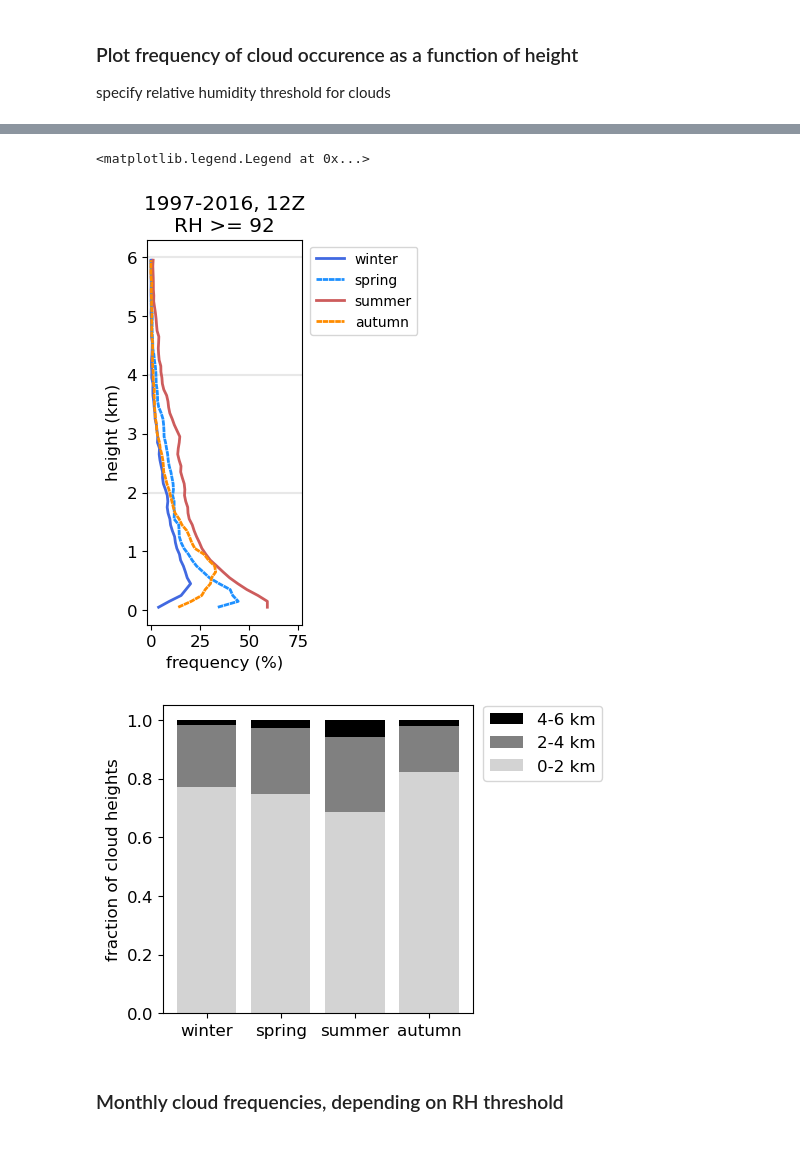
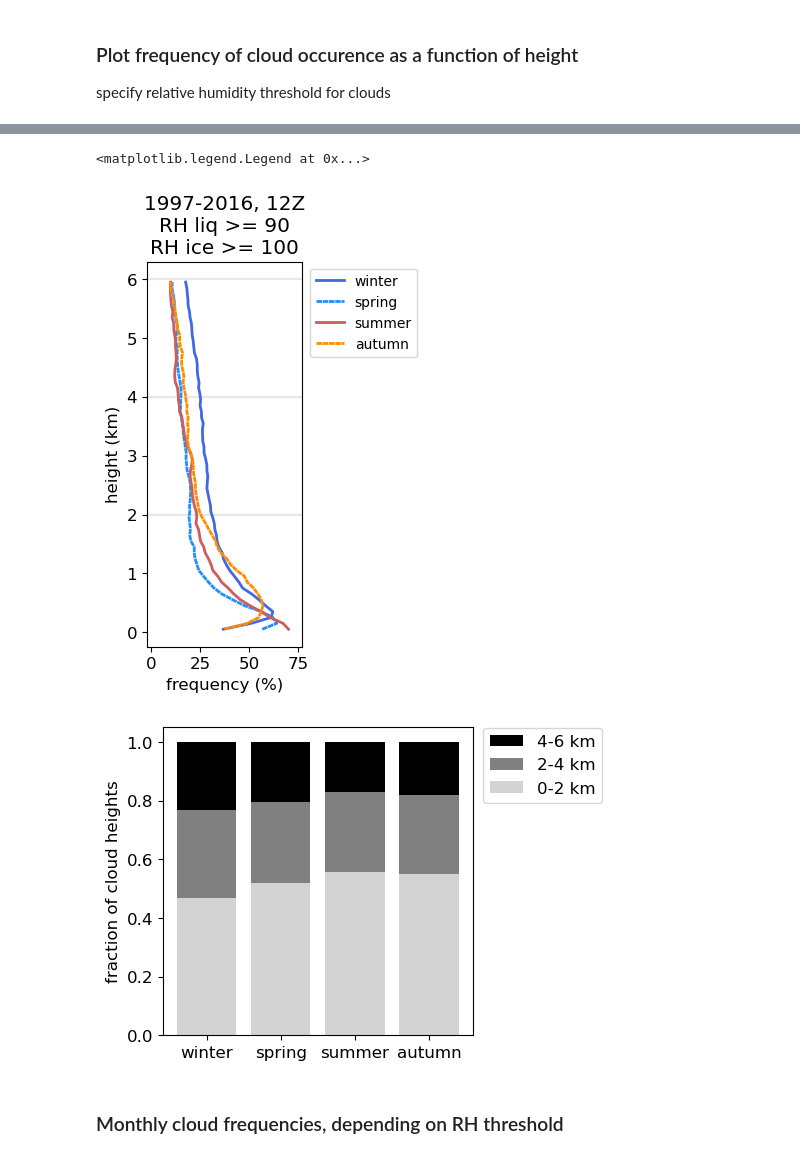
Before and after one commit to mackenziejewell/ArcticClouds_SoundingAnalysis, a Jupyter notebook: 6_plot.ipynb, the cells around one changed output, grey strips where cells are left out. Saved outputs shown, nothing was run; the diff lists cells and outputs as text; code cells hidden in the pictures.

```diff
--- a/6_plot.ipynb
+++ b/6_plot.ipynb
@@ -119,7 +180,7 @@ fig, axs = plt.subplots(1,len(seasons), figsize=(6.5,2))
 for ss, season in enumerate(seasons):
 
     # open seasonal data
-    ds = xr.open_dataset(f'./figures/{season}_1997-2016.nc')
+    ds = xr.open_dataset(f'./data/{season}_1997-2016_v{VERSION}.nc')
 
     # create density histogram at each height (integral across RH bins == 1)
     # across all non-nan values
@@ -295,6 +458,7 @@ for ss, season in enumerate(seasons):
 ### Plot distributions
 # %%
 
+#==============================================================================
 cloud_type = ['liquid', 'supercool', 'mix']
 colors = [[50/255,150/255,255/255], [255/255,165/255, 100/255], [0.7,0.7,0.7]]
 
@@ -303,7 +467,7 @@ bin_min = 0
 bin_max = 6
 bin_edges = np.arange(bin_min,bin_max+width,width)
 bin_centers = np.arange(bin_min+width/2,bin_max,width)
-
+#==============================================================================
 
 fig, axs = plt.subplots(len(cloud_type),len(seasons), figsize=(6,8))
 plt.subplots_adjust(wspace=0.1, hspace=0.1)
@@ -312,7 +476,7 @@ for tt, cloud in enumerate(cloud_type):
     for ss, season in enumerate(seasons):
 
         # plot histograms per season per cloud type
-        h_out = np.histogram(cloud_heigh_type[season][cloud], bins=bin_edges, density = True)
+        h_out = np.histogram(cloud_heigh_type[season][cloud]['heights'], bins=bin_edges, density = True)
         axs[tt][ss].barh(bin_centers, h_out[0], height=width, facecolor =colors[tt], alpha=0.8, zorder=1, label=cloud)
         axs[tt][ss].step(h_out[0], bin_edges[:-1], c=colors[tt], alpha=1, where ='pre', zorder=1)
 
@@ -340,18 +504,23 @@ for tt, cloud in enumerate(cloud_type):
         for h_ref in [1,2,3,4,5]:
             axs[tt][ss].hlines(h_ref, 0, 3, colors='lightgray', alpha=0.5, linewidths=0.5, zorder=-1)
 
-        # label total freuqnecy of given cloud type in season across all years
-        totalfreq = 100*len(cloud_heigh_type[season][cloud])/cloud_heigh_type[season]['total_obs']
+        # label probability of seeing given cloud type in a sounding across all years and days
+        totalfreq = 100*cloud_heigh_type[season][cloud]['num']/cloud_heigh_type[season]['num_sound']
+
+
         axs[tt][ss].text(1.7,5.8,f'{totalfreq:.1f}%', fontsize=8,
                          horizontalalignment='right', verticalalignment='top', c='gray')
 #         axs[tt][ss].scatter(2.2,5.5, marker='o', s=totalfreq*20, c='gray')
 
         # set panel border width by frequency of cloud type in season
         for spine in ['top', 'bottom', 'right', 'left']:
-                axs[tt][ss].spines[spine].set_linewidth(totalfreq/2.5)
+                axs[tt][ss].spines[spine].set_linewidth(totalfreq/15)
                 axs[tt][ss].spines[spine].set_color([0.8,0.8,0.8])
 
 # save
-savename = f'./figures/h_dist_CloudTypes_RH{rh_thresh}_seasons_{ds.year[0].values}-{ds.year[-1].values}.png'
+if VERSION == 1:
+    savename = f'./figures/h_dist_CloudTypes_RH{rh_thresh_liq}_seasons_{ds.year[0].values}-{ds.year[-1].values}.png'
+elif VERSION == 2:
+    savename = f'./figures/h_dist_CloudTypes_RHice{rh_thresh_ice}_RHliq{rh_thresh_liq}_seasons_{ds.year[0].values}-{ds.year[-1].values}.png'
 print(f' >>> save as {savename}')
 fig.savefig(savename, transparent=True, bbox_inches='tight', pad_inches=0, dpi=300)
@@ -366,7 +532,6 @@ specify relative humidity threshold for clouds
 #==========================================================
 seasons = ['winter', 'spring', 'summer', 'autumn']
 colors = ['royalblue', 'dodgerblue', 'indianred', 'darkorange']
-rh_thresh = 92
 #==========================================================
 
 
@@ -389,13 +554,29 @@ ax.hlines(6, ax.get_xlim()[0], ax.get_xlim()[-1], colors='lightgray', alpha=0.5,
 for ss, season in enumerate(seasons):
 
     # open seasonal data
-    ds = xr.open_dataset(f'./figures/{season}_1997-2016.nc')
+    ds = xr.open_dataset(f'./data/{season}_1997-2016_v{VERSION}.nc')
 
-    # find number of days above threshold
-    above_thresh = (ds.RH >= rh_thresh).sum(dim='doy').sum(dim='year')
 
-    # find total number of days with observations
-    total_obs = (np.isnan(ds.RH)==False).sum(dim='doy').sum(dim='year')
+    # VERSION 1
+    #----------
+    if VERSION == 1:
+        # find number of days when liquid RH above threshold
+        above_thresh = (ds.RH >= rh_thresh_liq).sum(dim='doy').sum(dim='year')
+
+        # find total number of days with observations
+        # use RH_liq here since RH_ice set to nan when T > 0
+        total_obs = (np.isnan(ds.RH)==False).sum(dim='doy').sum(dim='year')
+
+
+    # VERSION 2
+    #----------
+    elif VERSION == 2:
+        # find number of days when either liquid or ice RH is above their specified thresholds
+        above_thresh = ((ds.RH_liq >= rh_thresh_liq)+(ds.RH_ice >= rh_thresh_ice)).sum(dim='doy').sum(dim='year')
+
+        # find total number of days with observations
+        # use RH_liq here since RH_ice set to nan when T > 0
+        total_obs = (np.isnan(ds.RH_liq)==False).sum(dim='doy').sum(dim='year')
 
     # plot frequency of cloud occurence as a function of height
     freq = 100*above_thresh/total_obs
@@ -426,14 +607,19 @@ for ss, season in enumerate(seasons):
     print(f'  - low-level (0-2 km): {low_perc*100:.1f}%')
 
 plt.legend(fontsize=10, loc=9, bbox_to_anchor=(1.4, 1))
-ax.set_title(f'{ds.year[0].values}-{ds.year[-1].values}, {hours[0]}Z\nRH >= {rh_thresh}')
+
+if VERSION == 1:
+    ax.set_title(f'{ds.year[0].values}-{ds.year[-1].values}, {hours[0]}Z\nRH liq >= {rh_thresh_liq}')
+elif VERSION == 2:
+    ax.set_title(f'{ds.year[0].values}-{ds.year[-1].values}, {hours[0]}Z\nRH liq >= {rh_thresh_liq}\nRH ice >= {rh_thresh_ice}')
 
 # save
-savename = f'./figures/CloudFreq_RH{rh_thresh}_{ds.year[0].values}-{ds.year[-1].values}_{hours}Z.png'
+if VERSION == 1:
+    savename = f'./figures/CloudFreq_RH{rh_thresh_liq}_{ds.year[0].values}-{ds.year[-1].values}_{hours}Z.png'
+elif VERSION == 2:
+    savename = f'./figures/CloudFreq_RHliq{rh_thresh_liq}_RHice{rh_thresh_ice}_{ds.year[0].values}-{ds.year[-1].values}_{hours}Z.png'
 print(f' >>> save as {savename}')
 fig.savefig(savename, transparent=True, bbox_inches='tight', pad_inches=0, dpi=300)
-
-
 
 
 
@@ -472,6 +658,6 @@ autumn:
 <matplotlib.legend.Legend at 0x...>
-[figure, old version]
+[figure, new version]
-[figure, old version]
+[figure, new version]
 # %% [markdown]
 ### Monthly cloud frequencies, depending on RH threshold
 # %%
```
Also changed, not shown: parts of 14 cells of this notebook, 38 other files.
